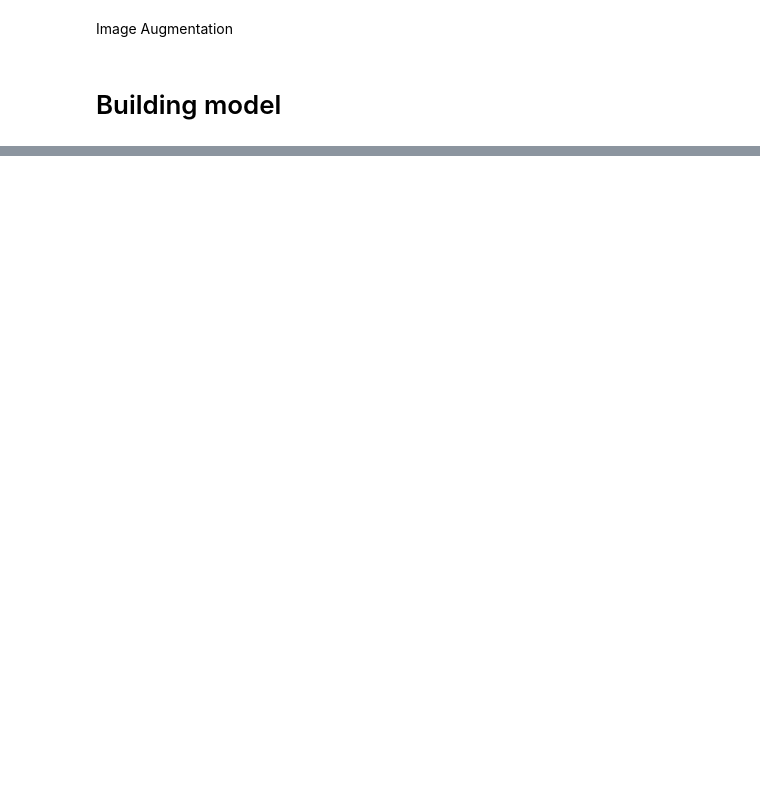
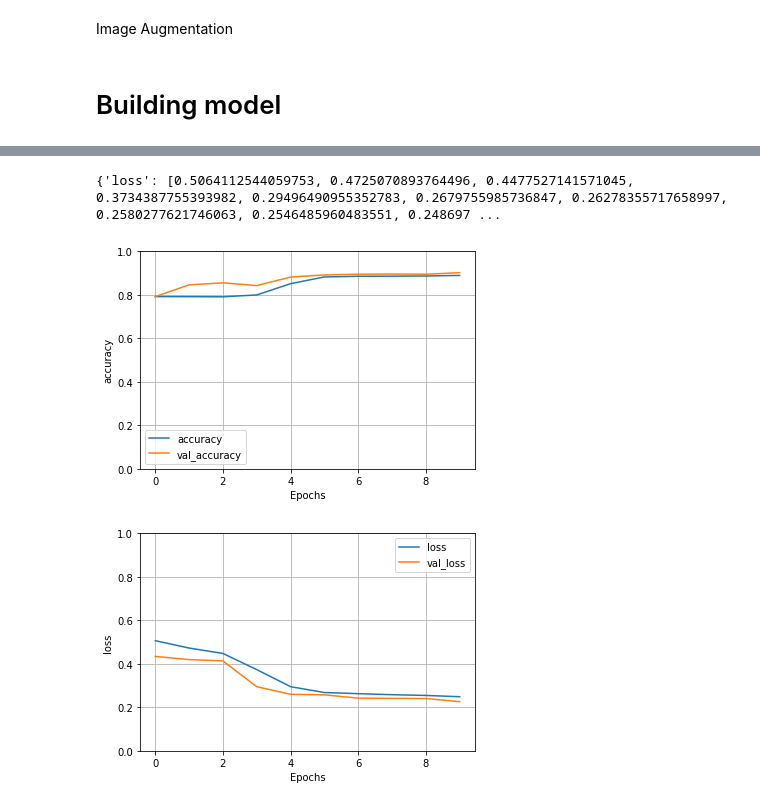
Before and after one commit to yej117/Image_Segmentation_Deep_Learning, a Jupyter notebook: Image_segmentation.ipynb, the cells around one changed output, grey strips where cells are left out. Saved outputs shown, nothing was run; the diff lists cells and outputs as text; code cells hidden in the pictures; blank space fills up the shorter version.

```diff
--- a/Image_segmentation.ipynb
+++ b/Image_segmentation.ipynb
@@ -181,5 +185,8 @@ gen = ImageDataGenerator(
     fill_mode = 'nearest')
 
 gen_flow = gen.flow(x_train, y_train, batch_size = batch_size)
+
+val_gen = ImageDataGenerator()
+val_gen_flow = val_gen.flow(x_val, y_val, batch_size = batch_size)
 # %% [markdown]
 # Building model
@@ -279,5 +261,5 @@ def Unet():
 # %%
-model = Unet()
+model=create_unet()
 model.summary()
 # %% [output]
 Model: "model"
@@ -298,9 +280,2 @@ Trainable params: 31,031,745
 Non-trainable params: 0
 __________________________________________________________________________________________________
-# %%
-#history = model.fit_generator(gen_flow, steps_per_epoch=100, epochs=10)
-epochs = 10
-
-history = model.fit_generator(
-    gen_flow,
-    epochs = epochs)
@@ -306,0 +288,4 @@ history = model.fit_generator(
+# %%
+#history = model.fit(gen_flow, validation_data=(x_val, y_val), steps_per_epoch=len(x_train) / batch_size, epochs=10) #, validation_data=(x_val, y_val)
+history = model.fit(gen_flow, validation_data = val_gen_flow, steps_per_epoch=len(x_train) / batch_size, epochs=10, batch_size = batch_size)
+#history = model.fit(x_train, y_train, epochs = 10, batch_size = 64, validation_data = (x_val, y_val))
@@ -306,0 +313,20 @@ history = model.fit_generator(
+# %%
+print(history.history)
+# %% [output]
+{'loss': [0.5064112544059753, 0.4725070893764496, 0.4477527141571045, 0.3734387755393982, 0.29496490955352783, 0.2679755985736847, 0.26278355717658997, 0.2580277621746063, 0.2546485960483551, 0.248697 ...
+# %%
+def plot_graphs(history, string):
+  plt.plot(history.history[string])
+  plt.plot(history.history['val_'+string])
+  plt.xlabel("Epochs")
+  plt.ylabel(string)
+  plt.legend([string, 'val_'+string], loc = 'best')
+  plt.ylim([0,1])
+  plt.grid()
+  plt.show()
+
+plot_graphs(history, "accuracy")
+plot_graphs(history, "loss")
+# %% [output]
+[figure, added]
+[figure, added]
```
Also changed, not shown: parts of 19 cells of this notebook.
